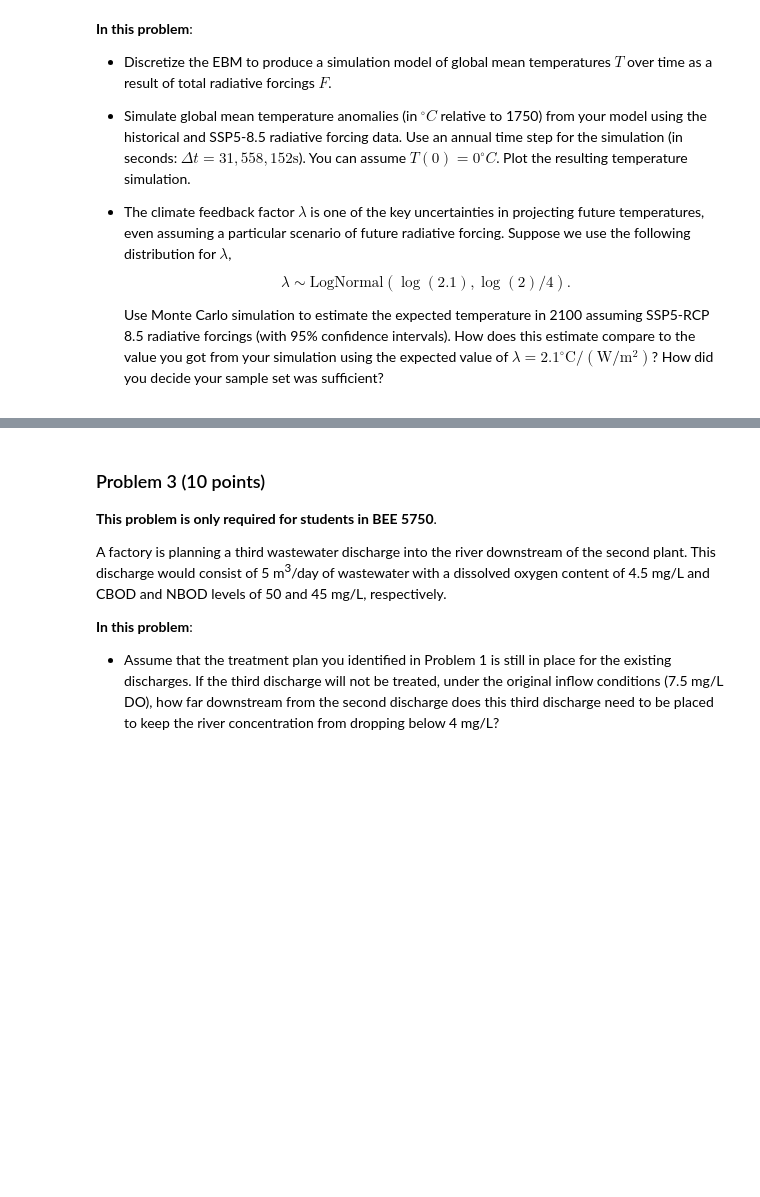
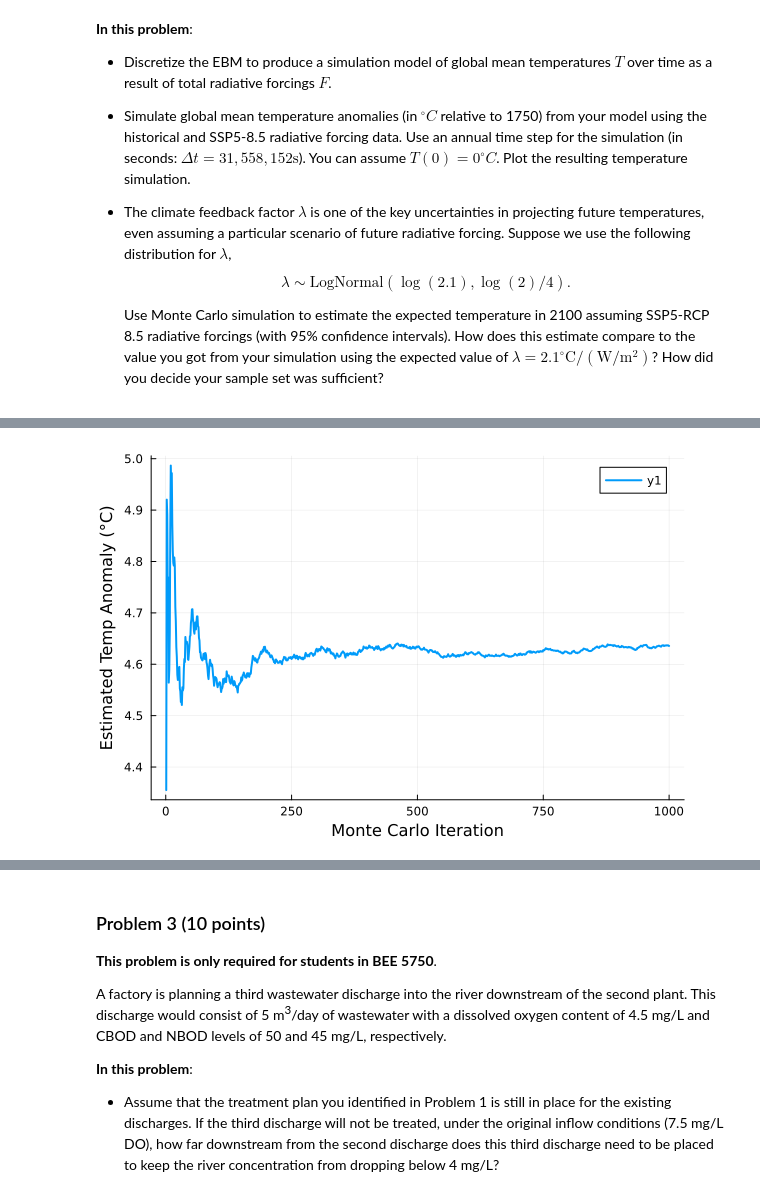
Before and after one commit to BEE4750-FA24/hw3-t1, a Jupyter notebook: hw03.ipynb, the cells around one changed output, grey strips where cells are left out. Saved outputs shown, nothing was run; the diff lists cells and outputs as text; code cells hidden in the pictures; blank space fills up the shorter version.

```diff
--- a/hw03.ipynb
+++ b/hw03.ipynb
@@ -471,0 +501,25 @@ plot(years, T_anomaly, xlabel="Year", ylabel="Temperature Anomaly (°C)", title=
+# %%
+# Number of Monte Carlo simulations
+n_simulations = 1000
+
+# Log-normal distribution for lambda
+lambda_distribution = LogNormal(log(2.1), log(2) / 4)
+
+# Array to store temperature anomalies in 2100 for each simulation
+T_2100 = zeros(Float64, n_simulations)
+cumulative_means = zeros(Float64, n_simulations)  # To store cumulative mean for each iteration
+
+# Monte Carlo loop
+for i in 1:n_simulations
+    lambda_sample = rand(lambda_distribution)  # Sample from log-normal distribution for lambda
+    temperature_anomalies = global_mean_temp(T0, T_end, c, d, lambda_sample, F, Δt)
+    T_2100[i] = temperature_anomalies[Int64((2100 - 1750) * 1)]  # Extract temperature in 2100
+
+    # Calculate cumulative mean after each iteration
+    cumulative_means[i] = mean(T_2100[1:i])
+end
+
+# Plot the cumulative mean vs iterations
+plot(1:n_simulations, cumulative_means, xlabel="Monte Carlo Iteration", ylabel="Estimated Temp Anomaly (°C)", lw=2)
+# %% [output]
+[figure, added]
```
Also changed, not shown: parts of 4 cells of this notebook.
